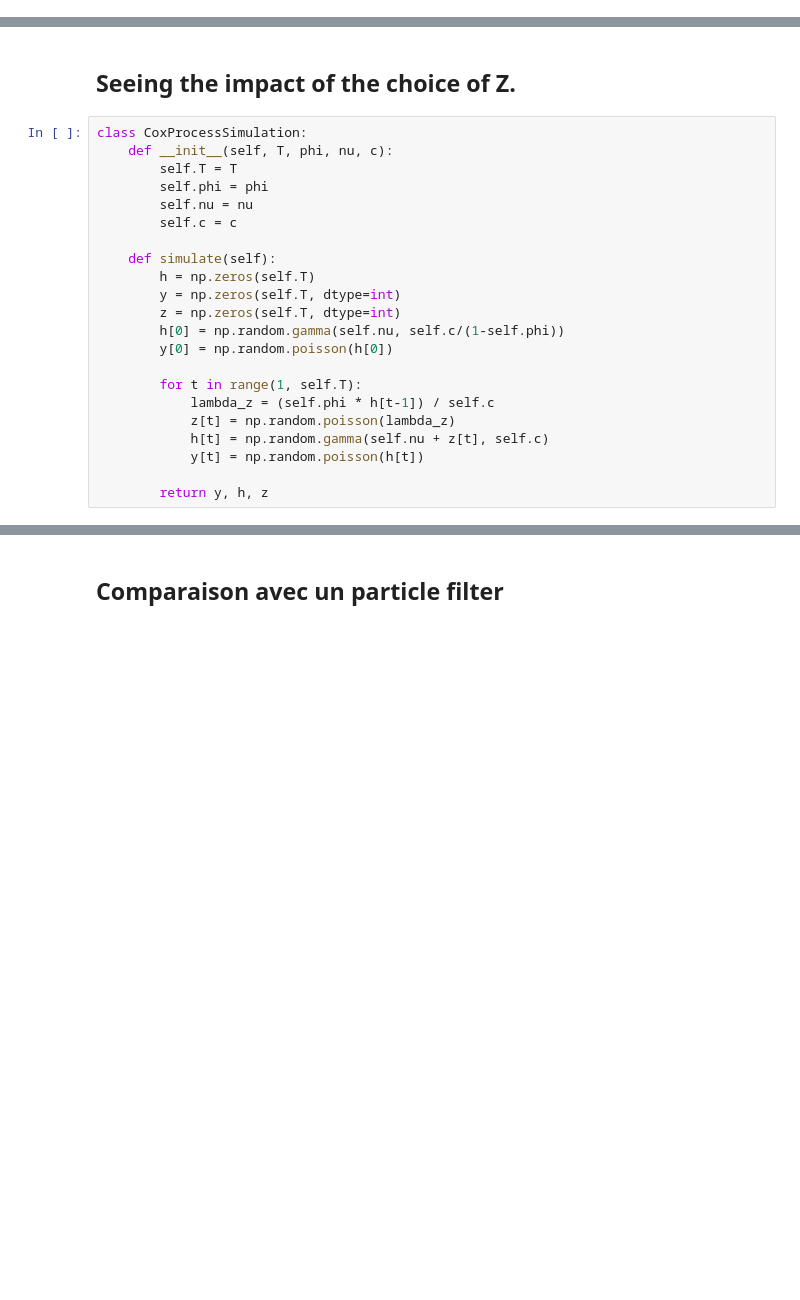
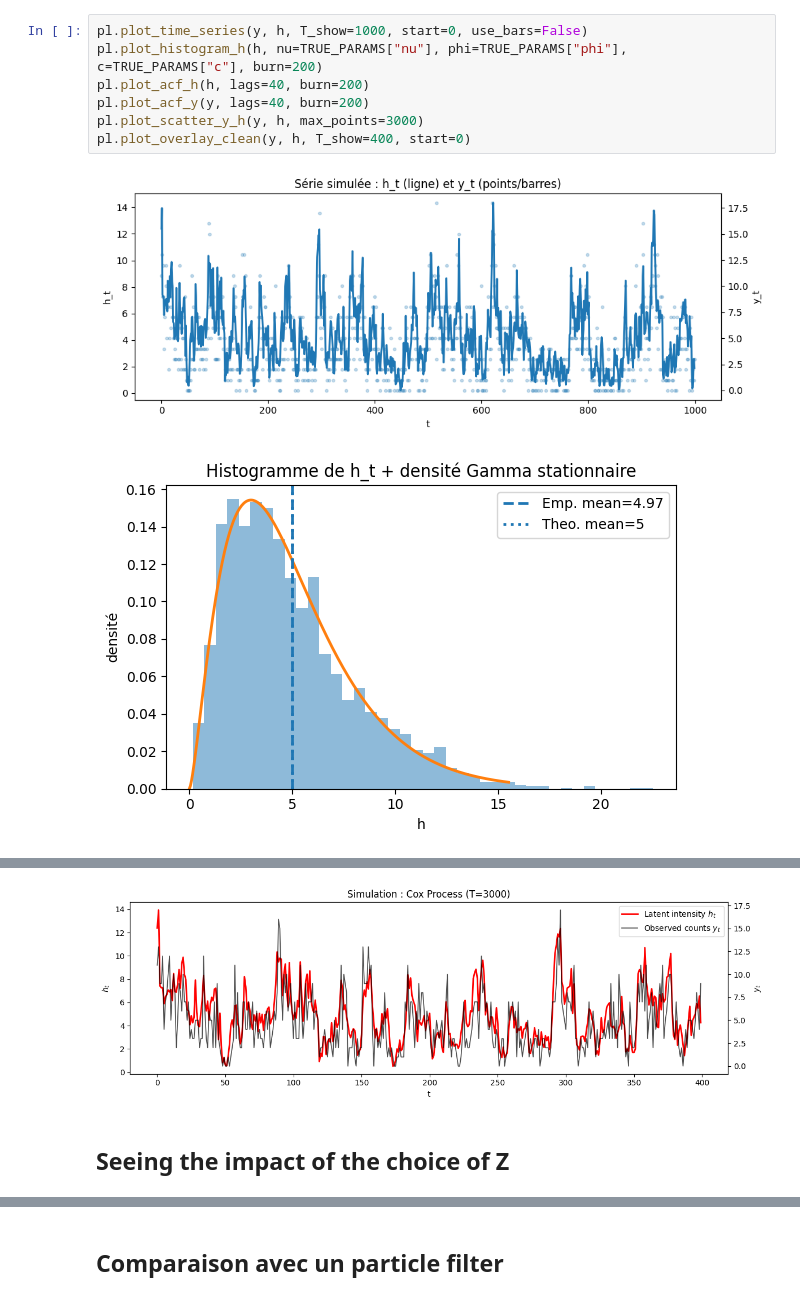
Before and after one commit to BRamesh02/Non-Gaussian-State-Space-Models, a Jupyter notebook: dynamic_implementation.ipynb, the cells around one changed output, grey strips where cells are left out. Drawn from its saved outputs; the diff is of its cells as text; blank space fills up the shorter version.

```diff
--- a/dynamic_implementation.ipynb
+++ b/dynamic_implementation.ipynb
@@ -18,0 +50,10 @@ import time
+# %%
+pl.plot_time_series(y, h, T_show=1000, start=0, use_bars=False)
+pl.plot_histogram_h(h, nu=TRUE_PARAMS["nu"], phi=TRUE_PARAMS["phi"], c=TRUE_PARAMS["c"], burn=200)
+pl.plot_acf_h(h, lags=40, burn=200)
+pl.plot_acf_y(y, lags=40, burn=200)
+pl.plot_scatter_y_h(y, h, max_points=3000)
+pl.plot_overlay_clean(y, h, T_show=400, start=0)
+# %% [output]
+[figure, added]
+[figure, added]
@@ -19,24 +63,3 @@ import time
+[figure, added]
 # %% [markdown]
-## Seeing the impact of the choice of Z.
+## Seeing the impact of the choice of Z
-# %%
-class CoxProcessSimulation:
-    def __init__(self, T, phi, nu, c):
-        self.T = T
-        self.phi = phi
-        self.nu = nu
-        self.c = c
-
-    def simulate(self):
-        h = np.zeros(self.T)
-        y = np.zeros(self.T, dtype=int)
-        z = np.zeros(self.T, dtype=int)
-        h[0] = np.random.gamma(self.nu, self.c/(1-self.phi))
-        y[0] = np.random.poisson(h[0])
-
-        for t in range(1, self.T):
-            lambda_z = (self.phi * h[t-1]) / self.c
-            z[t] = np.random.poisson(lambda_z)
-            h[t] = np.random.gamma(self.nu + z[t], self.c)
-            y[t] = np.random.poisson(h[t])
-
-        return y, h, z
```
Also changed, not shown: parts of 30 cells of this notebook, 3 other files.
